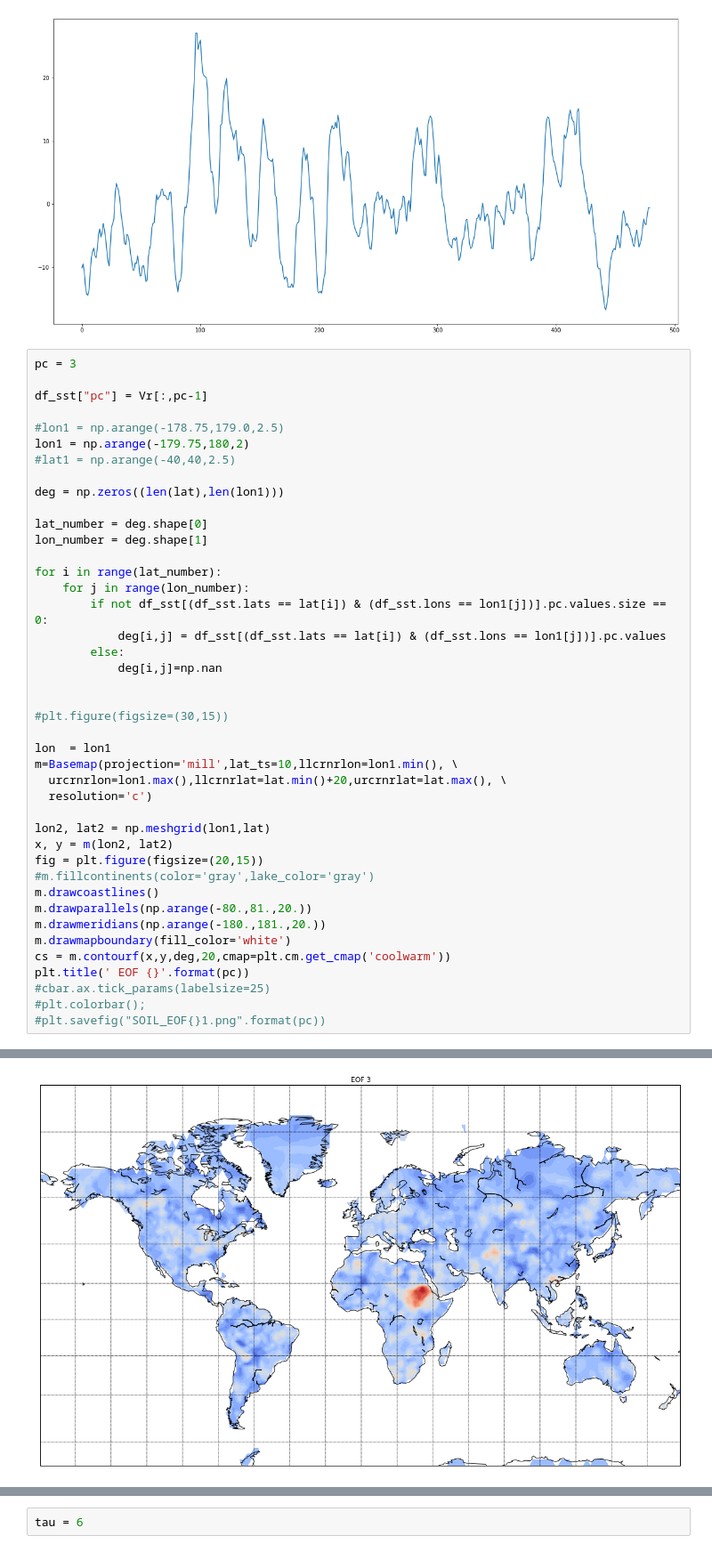
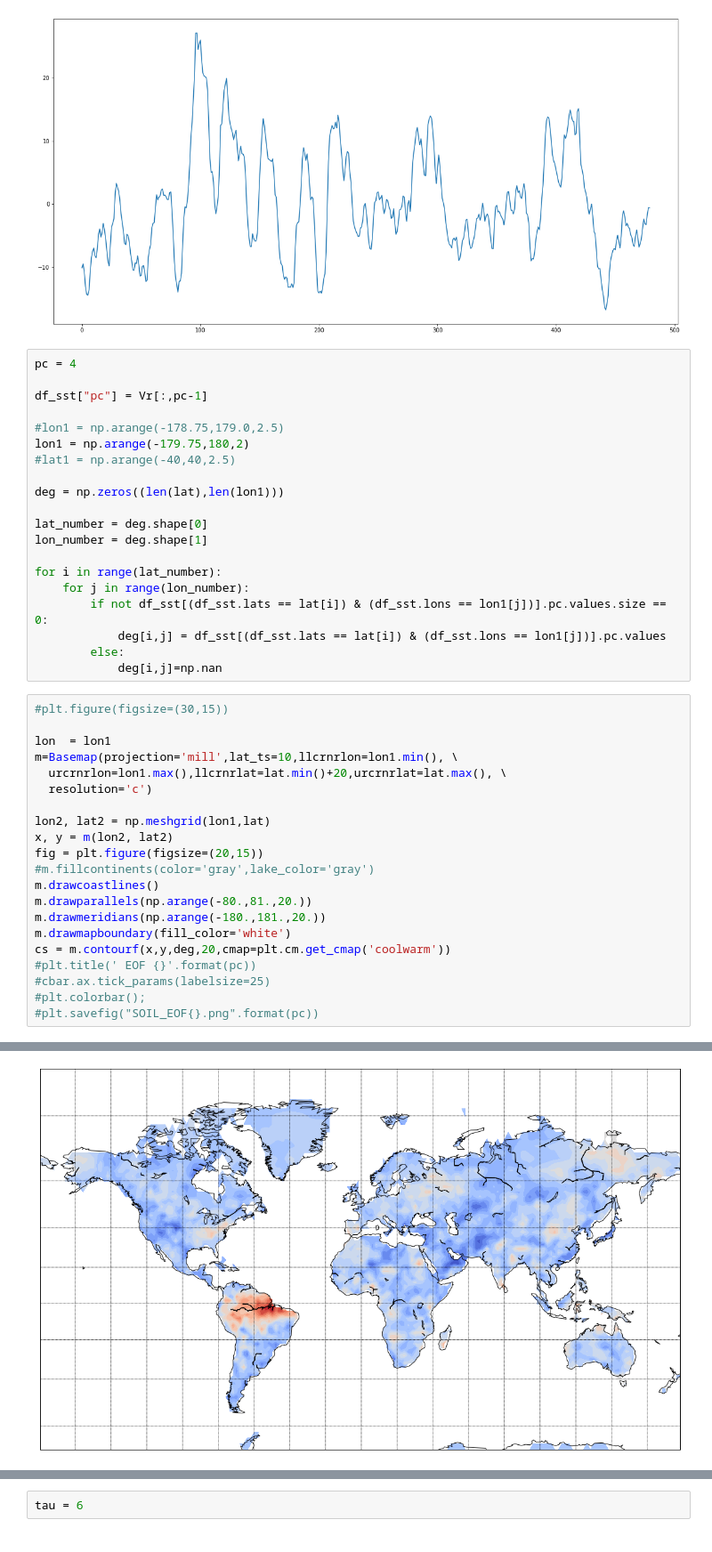
Before and after one commit to alchemist5617/timeseries-networks, a Jupyter notebook: whole_data_validation/Soil_moisture.ipynb, the cells around one changed output, grey strips where cells are left out. Shown at 89% size. Cells and saved outputs as stored; diff of their text form.

```diff
--- a/whole_data_validation/Soil_moisture.ipynb
+++ b/whole_data_validation/Soil_moisture.ipynb
@@ -206,28 +424,27 @@ plt.plot(ts[:,2])
 # %% [output]
 [<matplotlib.lines.Line2D at 0x...>]
 [figure]
+# %%
+pc = 4
+
+df_sst["pc"] = Vr[:,pc-1]
+
+#lon1 = np.arange(-178.75,179.0,2.5)
+lon1 = np.arange(-179.75,180,2)
+#lat1 = np.arange(-40,40,2.5)
+
+deg = np.zeros((len(lat),len(lon1)))
+
+lat_number = deg.shape[0]
+lon_number = deg.shape[1]
+
+for i in range(lat_number):
+    for j in range(lon_number):
+        if not df_sst[(df_sst.lats == lat[i]) & (df_sst.lons == lon1[j])].pc.values.size == 0:
+            deg[i,j] = df_sst[(df_sst.lats == lat[i]) & (df_sst.lons == lon1[j])].pc.values
+        else:
+            deg[i,j]=np.nan
 # %%
-pc = 3
-
-df_sst["pc"] = Vr[:,pc-1]
-
-#lon1 = np.arange(-178.75,179.0,2.5)
-lon1 = np.arange(-179.75,180,2)
-#lat1 = np.arange(-40,40,2.5)
-
-deg = np.zeros((len(lat),len(lon1)))
-
-lat_number = deg.shape[0]
-lon_number = deg.shape[1]
-
-for i in range(lat_number):
-    for j in range(lon_number):
-        if not df_sst[(df_sst.lats == lat[i]) & (df_sst.lons == lon1[j])].pc.values.size == 0:
-            deg[i,j] = df_sst[(df_sst.lats == lat[i]) & (df_sst.lons == lon1[j])].pc.values
-        else:
-            deg[i,j]=np.nan
-
-
 #plt.figure(figsize=(30,15))
 
 lon  = lon1
@@ -244,9 +461,9 @@ m.drawparallels(np.arange(-80.,81.,20.))
 m.drawmeridians(np.arange(-180.,181.,20.))
 m.drawmapboundary(fill_color='white')
 cs = m.contourf(x,y,deg,20,cmap=plt.cm.get_cmap('coolwarm'))
-plt.title(' EOF {}'.format(pc))
+#plt.title(' EOF {}'.format(pc))
 #cbar.ax.tick_params(labelsize=25)
 #plt.colorbar();
-#plt.savefig("SOIL_EOF{}1.png".format(pc))
+#plt.savefig("SOIL_EOF{}.png".format(pc))
 # %% [output]
 The dedent function was deprecated in Matplotlib 3.1 and will be removed in 3.3. Use inspect.cleandoc instead.
@@ -254 +471 @@ Text(0.5, 1.0, ' EOF 3')
-[figure, old version]
+[figure, new version]
```
Also changed, not shown: parts of 26 cells of this notebook, 52 other files.
